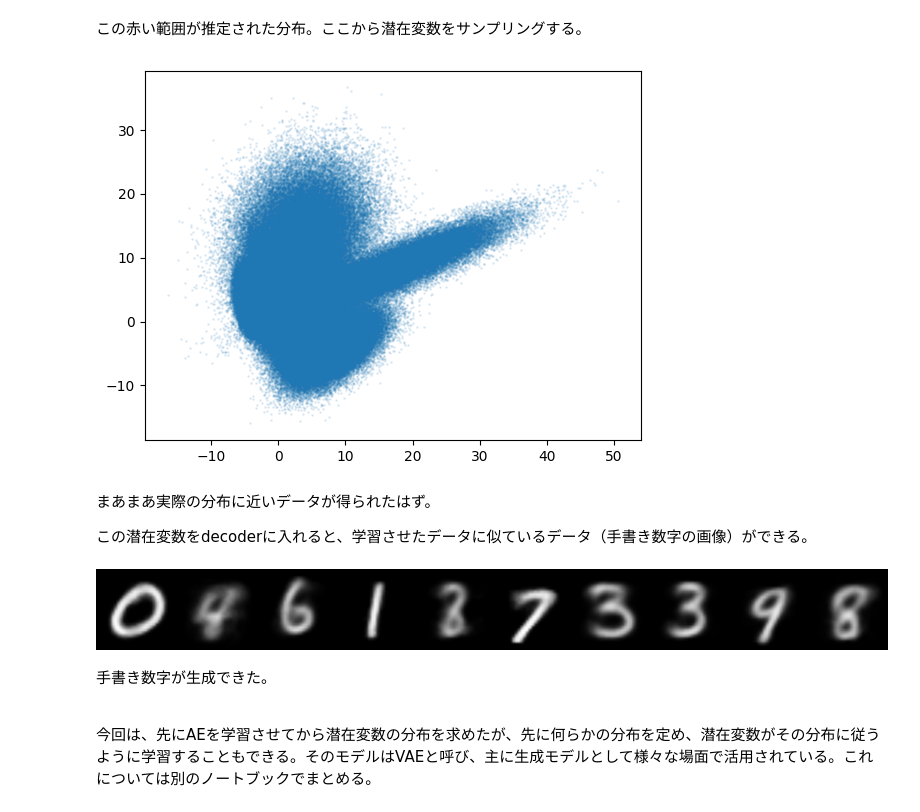
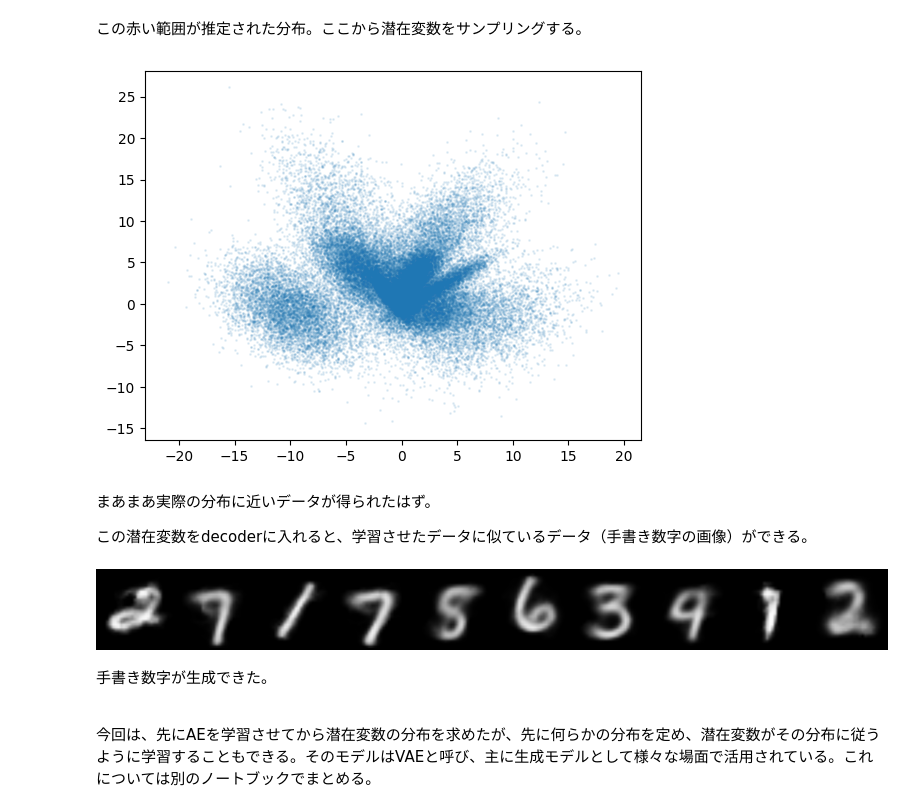
Before and after one commit to misya11p/Autoencoder-study, a Jupyter notebook: AE.ipynb, the cells around one changed output. Drawn from its saved outputs; the diff is of its cells as text; code cells hidden in the pictures.

```diff
--- a/AE.ipynb
+++ b/AE.ipynb
@@ -442,17 +442,17 @@ estimated n_classes: 10
 # %%
 import pyro
 import pyro.distributions as dist
 
 n_samples = len(latents)
 norms = [dist.MultivariateNormal(mean, cov) for mean, cov in zip(means, covs)]
 z = []
 for i, n in enumerate((weights * n_samples).astype(int)):
-    with pyro.plate('', n_samples):
+    with pyro.plate('', n):
         z.append(pyro.sample('', norms[i]))
 z = torch.cat(z, dim=0)
 plt.scatter(z[:, 0], z[:, 1], s=1, alpha=0.1);
 # %% [output]
-[figure, old version]
+[figure, new version]
 # %% [markdown]
 まあまあ実際の分布に近いデータが得られたはず。
 
@@ -469,7 +469,7 @@ img = torchvision.utils.make_grid(img, nrow=len(img))
 img = transforms.functional.to_pil_image(img)
 img
 # %% [output]
-[figure, old version]
+[figure, new version]
 # %% [markdown]
 手書き数字が生成できた。
 
```
Also changed, not shown: parts of 13 cells of this notebook.
